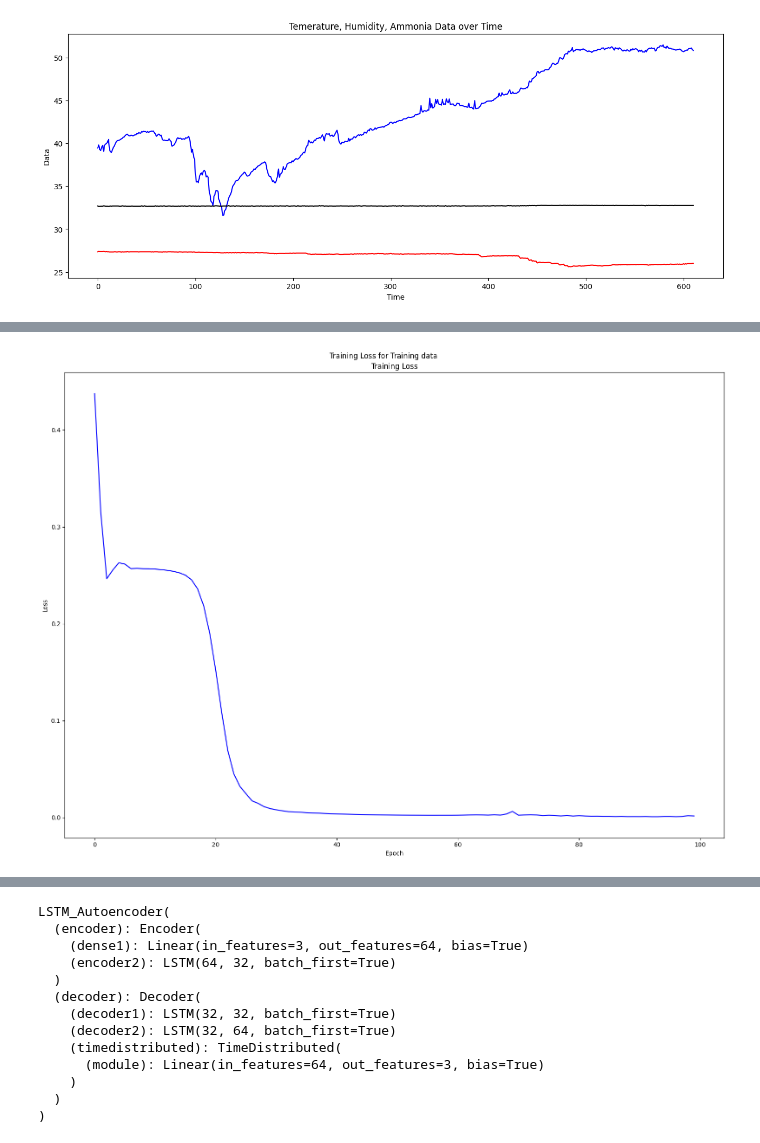
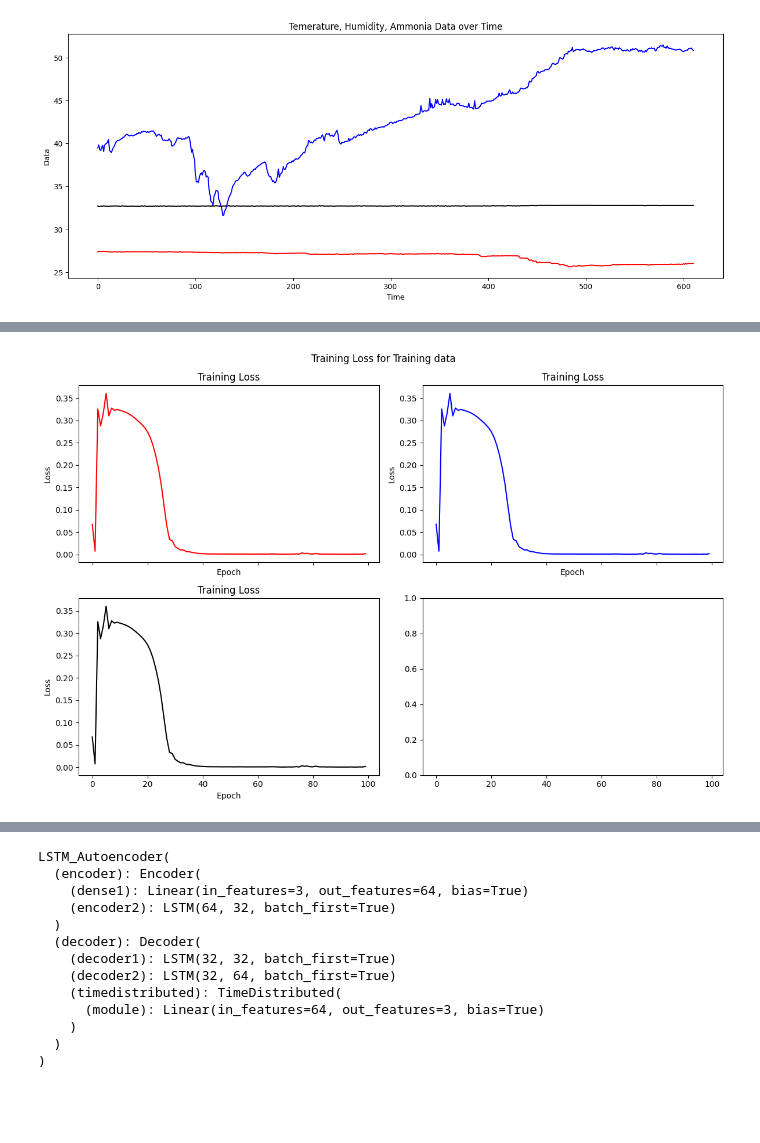
Before and after one commit to JongHyun9999/AutoEncoder_augmentation, a Jupyter notebook: LSTMAE.ipynb, the cells around one changed output, grey strips where cells are left out. Cells and saved outputs as stored; diff of their text form; code cells hidden in the pictures; blank space fills up the shorter version.

```diff
--- a/LSTMAE.ipynb
+++ b/LSTMAE.ipynb
@@ -247,14 +246,36 @@ plt.show()
-# %%
-# Plotting the losses for each fold
-fig, axes = plt.subplots(figsize=(16, 12), sharex=True)
-
-axes.plot(range(len(fold_losses[0])), fold_losses[0], 'b', label="Fold 1")
-axes.set_xlabel('Epoch')
-axes.set_ylabel('Loss')
-axes.set_title('Training Loss')
-plt.suptitle('Training Loss for Training data')
-plt.tight_layout()
-plt.show()
-# %% [output]
-[figure, removed]
+# %%
+# Plotting the losses for each fold
+fig, axes = plt.subplots(2, 2, figsize=(12, 8), sharex=True)
+temp_loss = []
+humid_loss = []
+ammonia_loss = []
+
+for i in range(len(fold_loss)):
+    temp_loss.append(fold_loss[i][0])
+    humid_loss.append(fold_loss[i][1])
+    ammonia_loss.append(fold_loss[i][2])
+
+temp_loss = [tensor.detach().cpu().numpy() for tensor in temp_loss]
+humid_loss = [tensor.detach().cpu().numpy() for tensor in humid_loss]
+ammonia_loss = [tensor.detach().cpu().numpy() for tensor in ammonia_loss]
+
+axes[0, 0].plot(range(len(temp_loss)), temp_loss, 'r', label="Temperature loss")
+axes[0, 0].set_xlabel('Epoch')
+axes[0, 0].set_ylabel('Loss')
+axes[0, 0].set_title('Training Loss')
+
+axes[0, 1].plot(range(len(temp_loss)), temp_loss, 'b', label="Humidity loss")
+axes[0, 1].set_xlabel('Epoch')
+axes[0, 1].set_ylabel('Loss')
+axes[0, 1].set_title('Training Loss')
+
+axes[1, 0].plot(range(len(temp_loss)), temp_loss, 'k', label="Ammonia loss")
+axes[1, 0].set_xlabel('Epoch')
+axes[1, 0].set_ylabel('Loss')
+axes[1, 0].set_title('Training Loss')
+plt.suptitle('Training Loss for Training data')
+plt.tight_layout()
+plt.show()
+# %% [output]
+[figure, added]
 # %%
```
Also changed, not shown: parts of 7 cells of this notebook, 1 other file.
